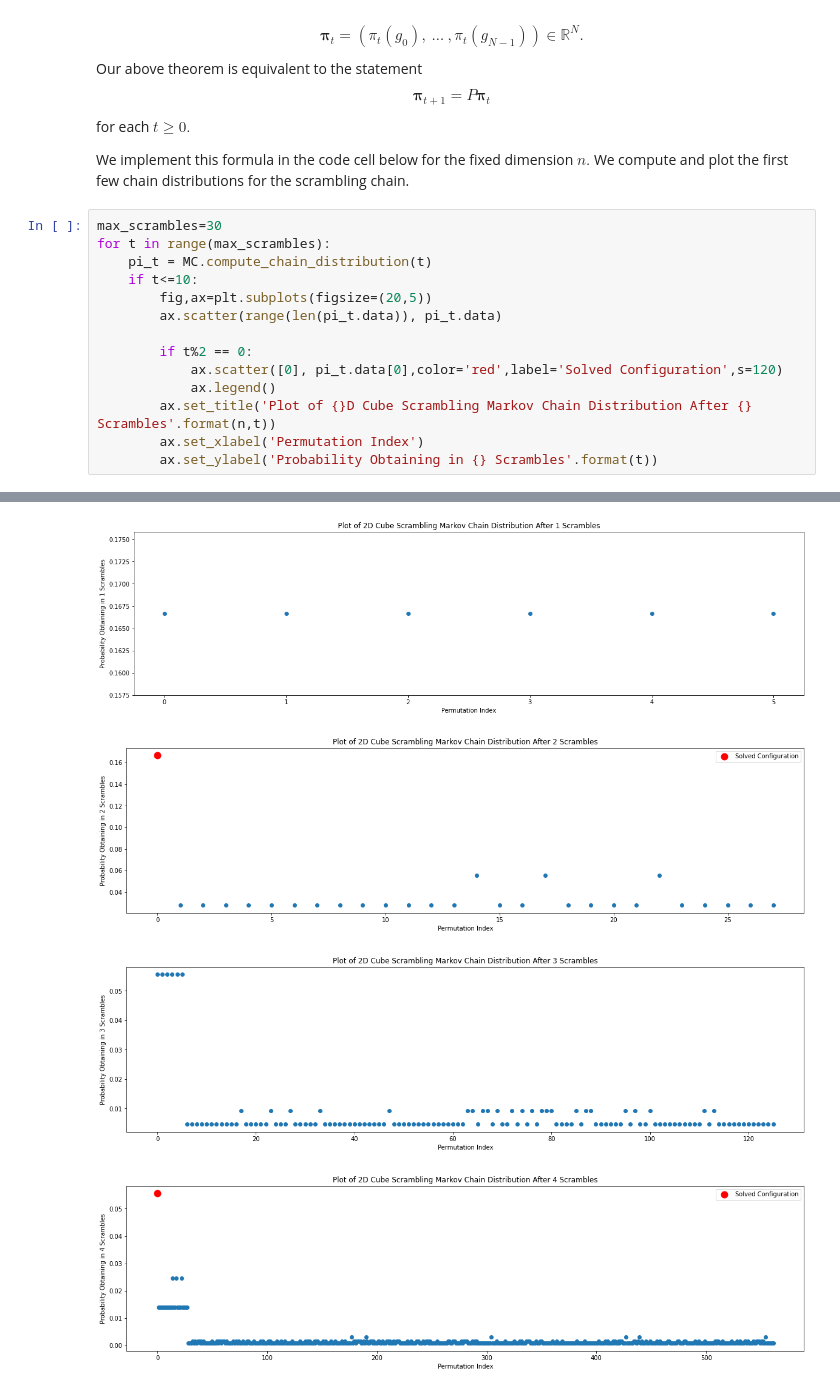
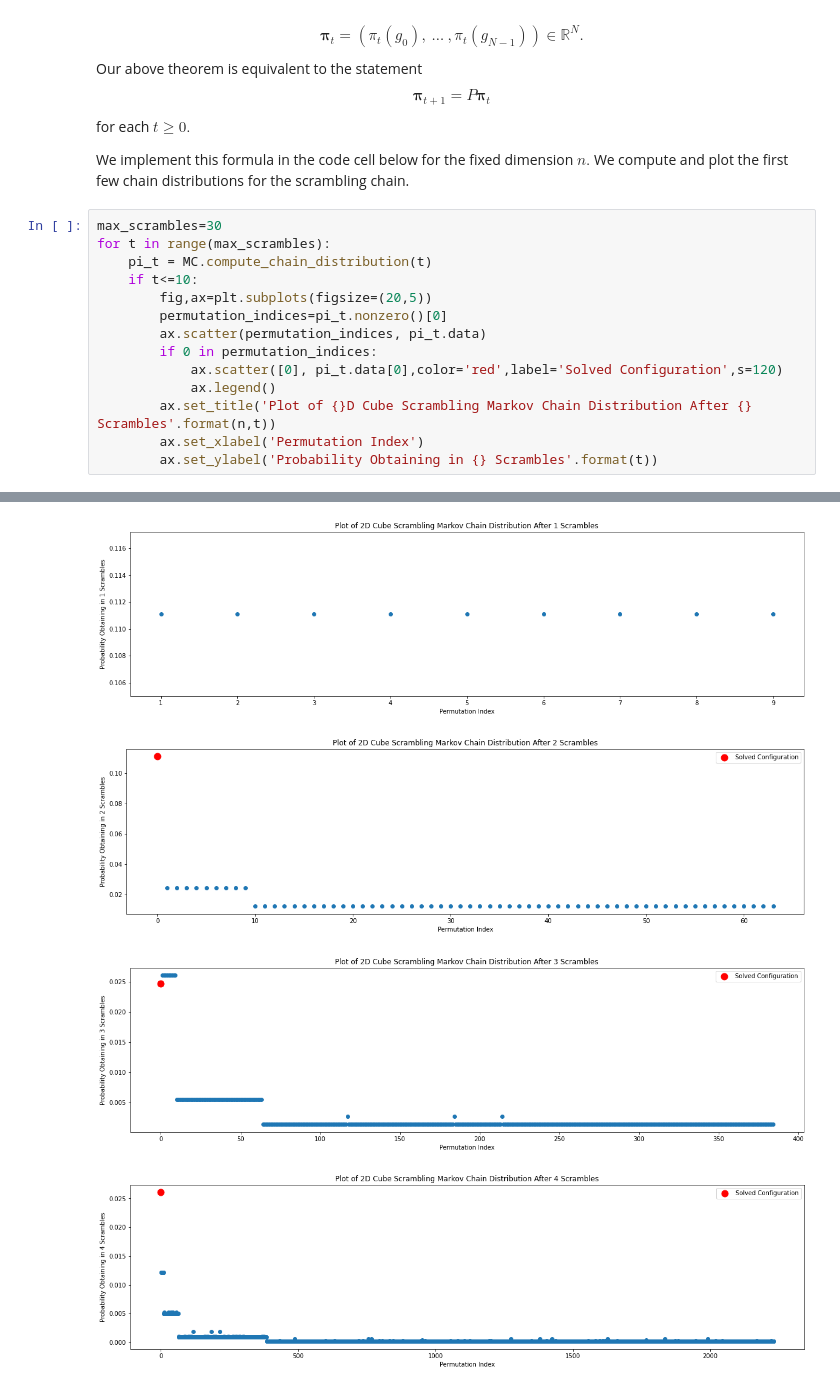
Before and after one commit to vskaush2/RubiksCubeMarkovChain, a Jupyter notebook: RubiksCubeMarkovChainDemo.ipynb, the cells around one changed output, grey strips where cells are left out. Cells and saved outputs as stored; diff of their text form.

```diff
--- a/RubiksCubeMarkovChainDemo.ipynb
+++ b/RubiksCubeMarkovChainDemo.ipynb
@@ -217,20 +216,20 @@ We implement this formula in the code cell below for the fixed dimension $n.$ We
 # %%
 max_scrambles=30
 for t in range(max_scrambles):
     pi_t = MC.compute_chain_distribution(t)
     if t<=10:
         fig,ax=plt.subplots(figsize=(20,5))
-        ax.scatter(range(len(pi_t.data)), pi_t.data)
-
-        if t%2 == 0:
+        permutation_indices=pi_t.nonzero()[0]
+        ax.scatter(permutation_indices, pi_t.data)
+        if 0 in permutation_indices:
             ax.scatter([0], pi_t.data[0],color='red',label='Solved Configuration',s=120)
             ax.legend()
         ax.set_title('Plot of {}D Cube Scrambling Markov Chain Distribution After {} Scrambles'.format(n,t))
         ax.set_xlabel('Permutation Index')
         ax.set_ylabel('Probability Obtaining in {} Scrambles'.format(t))
 # %% [output]
 [figure]
-[figure, old version]
+[figure, new version]
-[figure, old version]
+[figure, new version]
-[figure, old version]
+[figure, new version]
-[figure, old version]
+[figure, new version]
```
Also changed, not shown: parts of 13 cells of this notebook, 1 other file.
